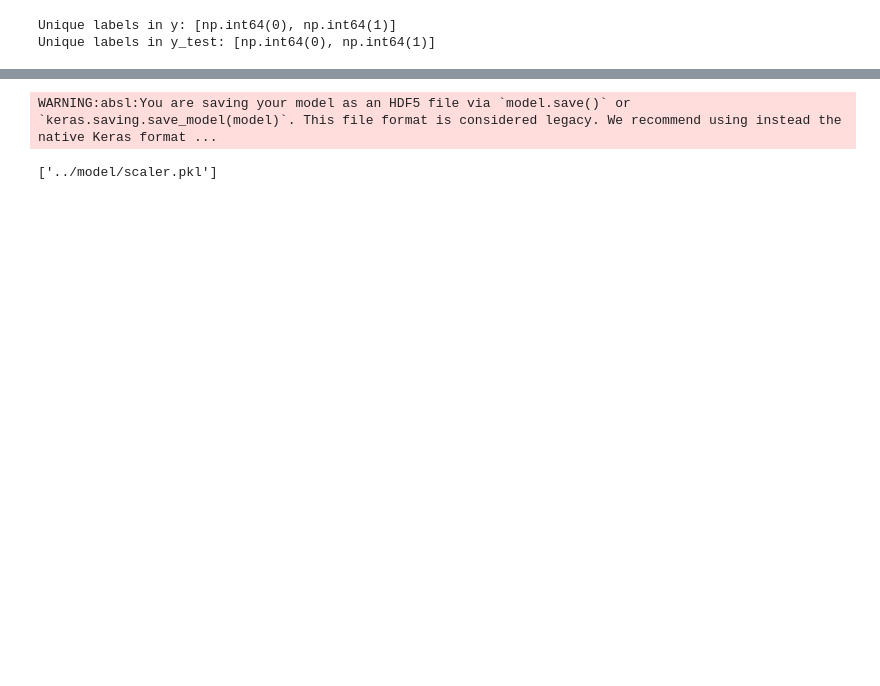
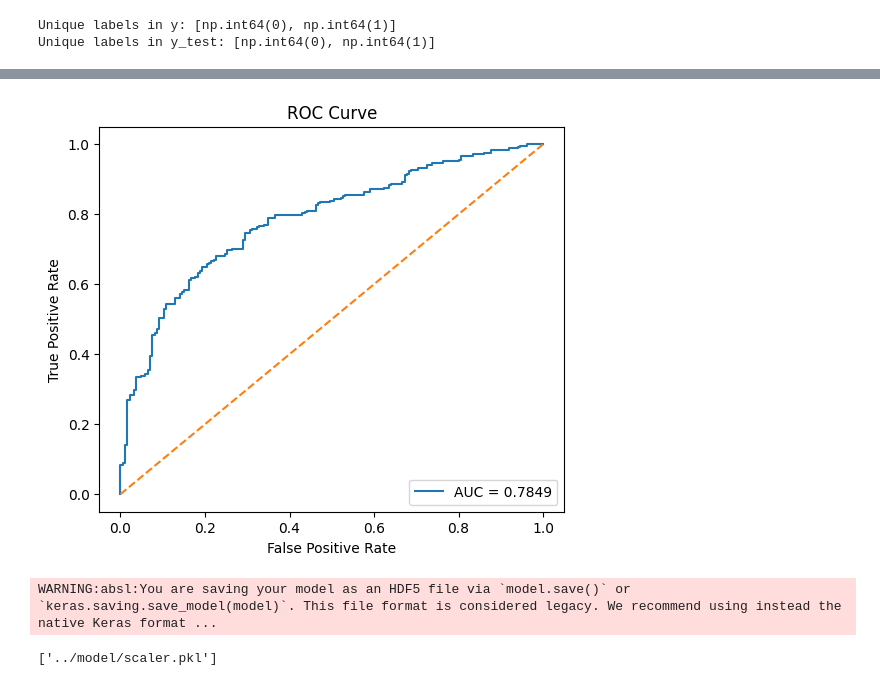
Before and after one commit to NguyenHoang1811/Chronic-Kidney-Disease-Prediction_ANN, a Jupyter notebook: notebooks/Kidney_Disease_Prediction.ipynb, the cells around one changed output, grey strips where cells are left out. Cells and saved outputs as stored; diff of their text form; code cells hidden in the pictures; blank space fills up the shorter version.

```diff
--- a/notebooks/Kidney_Disease_Prediction.ipynb
+++ b/notebooks/Kidney_Disease_Prediction.ipynb
@@ -274,4 +301,17 @@ classification_report(y_test, y_pred, target_names=['Not CKD', 'CKD'])
 # %%
+# Tính FPR, TPR và AUC
 fpr, tpr, thresholds = roc_curve(y_test, y_pred_proba)
 roc_auc = auc(fpr, tpr)
+
+# Vẽ biểu đồ
+plt.figure(figsize=(6, 5))
+plt.plot(fpr, tpr, label=f"AUC = {roc_auc:.4f}")
+plt.plot([0, 1], [0, 1], linestyle="--")  # đường random
+plt.title("ROC Curve")
+plt.xlabel("False Positive Rate")
+plt.ylabel("True Positive Rate")
+plt.legend(loc="lower right")
+plt.show()
+# %% [output]
+[figure, added]
 # %%
```
Also changed, not shown: parts of 34 cells of this notebook, 7 other files.
